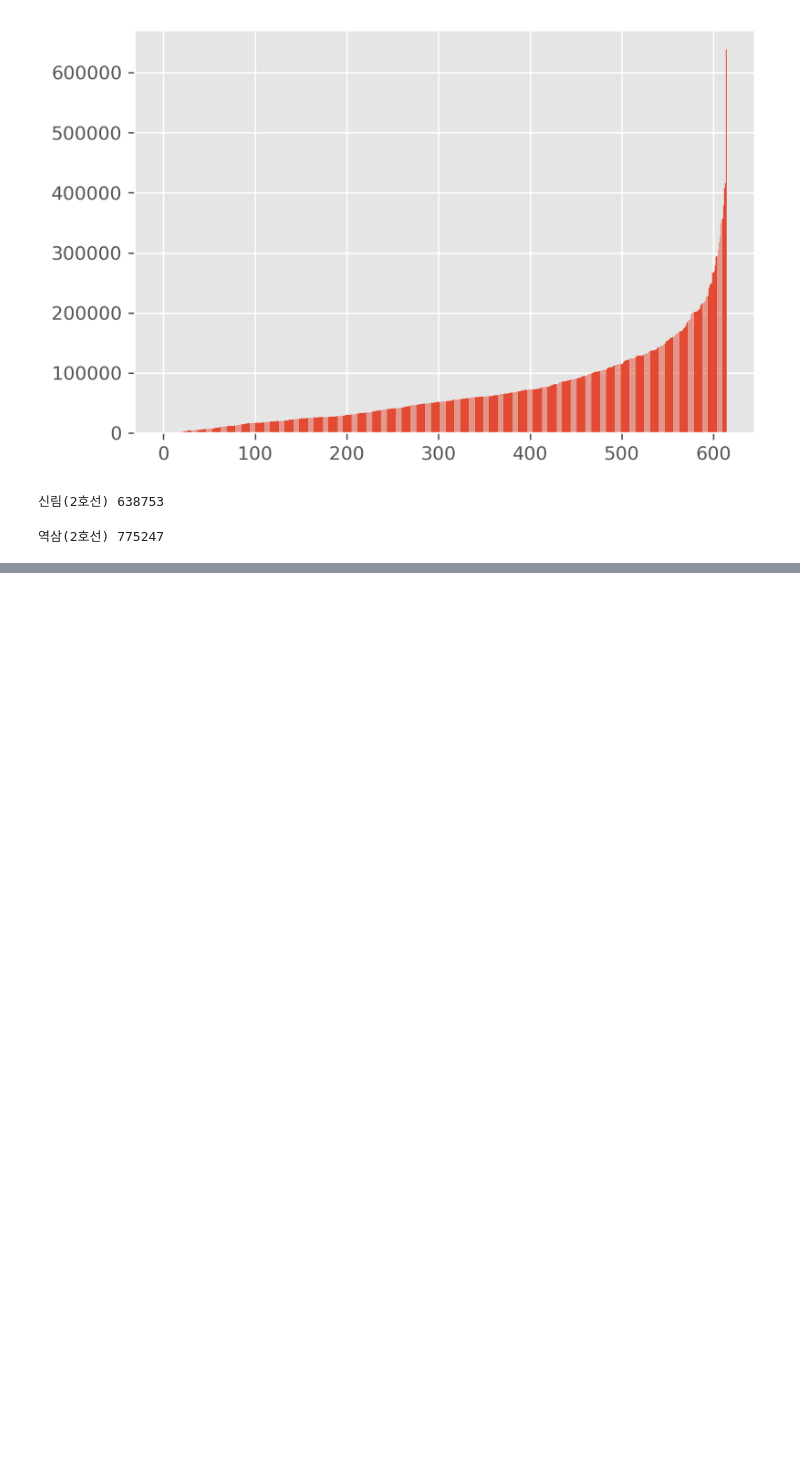
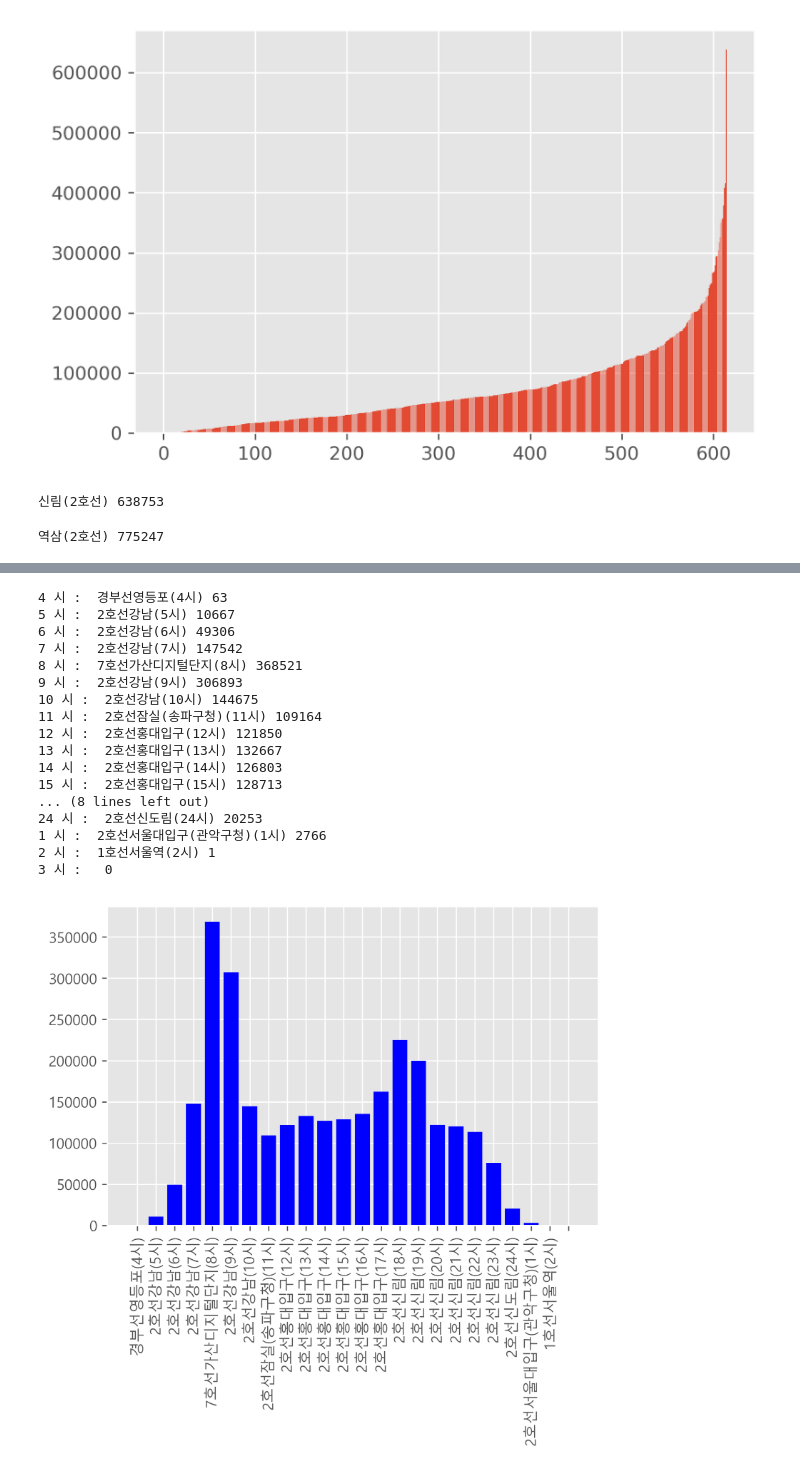
Before and after one commit to progh2/2022AIProgramming2, a Jupyter notebook: unit12.ipynb, the cells around one changed output, grey strips where cells are left out. Drawn from its saved outputs; the diff is of its cells as text; code cells hidden in the pictures; blank space fills up the shorter version.

```diff
--- a/unit12.ipynb
+++ b/unit12.ipynb
@@ -187,0 +290,53 @@ print(mx_station, mx)
+# %%
+import csv
+f = open('subwaytime.csv')
+data = csv.reader(f)
+header1 = next(data)
+header2 = next(data)
+
+NUM = 24
+mx = [0] * NUM
+mx_station = [''] * NUM
+
+for row in data:
+    row[4:] = map(int, row[4:])
+    for j in range(24):
+        in_cnt = row[j * 2 + 5]
+        if mx[j] < in_cnt:
+            mx[j] = in_cnt
+            time = j + 4
+            if time > 24:
+                time -= 24
+            mx_station[j] = row[1] + row[3] + '(' + str(time) + '시)'
+
+for i in range(NUM):
+    time = i + 4
+    if time > 24:
+        time -= 24
+    print( time,"시 : ", mx_station[i], mx[i])
+
+import matplotlib.pyplot as plt
+plt.rc('font', family='Malgun Gothic')
+plt.figure(dpi=300)
+plt.bar(range(NUM), mx, color='b')
+plt.xticks(range(NUM), mx_station, rotation = 90)
+plt.show()
+# %% [output]
+4 시 :  경부선영등포(4시) 63
+5 시 :  2호선강남(5시) 10667
+6 시 :  2호선강남(6시) 49306
+7 시 :  2호선강남(7시) 147542
+8 시 :  7호선가산디지털단지(8시) 368521
+9 시 :  2호선강남(9시) 306893
+10 시 :  2호선강남(10시) 144675
+11 시 :  2호선잠실(송파구청)(11시) 109164
+12 시 :  2호선홍대입구(12시) 121850
+13 시 :  2호선홍대입구(13시) 132667
+14 시 :  2호선홍대입구(14시) 126803
+15 시 :  2호선홍대입구(15시) 128713
+... (8 lines left out)
+24 시 :  2호선신도림(24시) 20253
+1 시 :  2호선서울대입구(관악구청)(1시) 2766
+2 시 :  1호선서울역(2시) 1
+3 시 :   0
+[figure, added]
```
Also changed, not shown: parts of 5 cells of this notebook.
